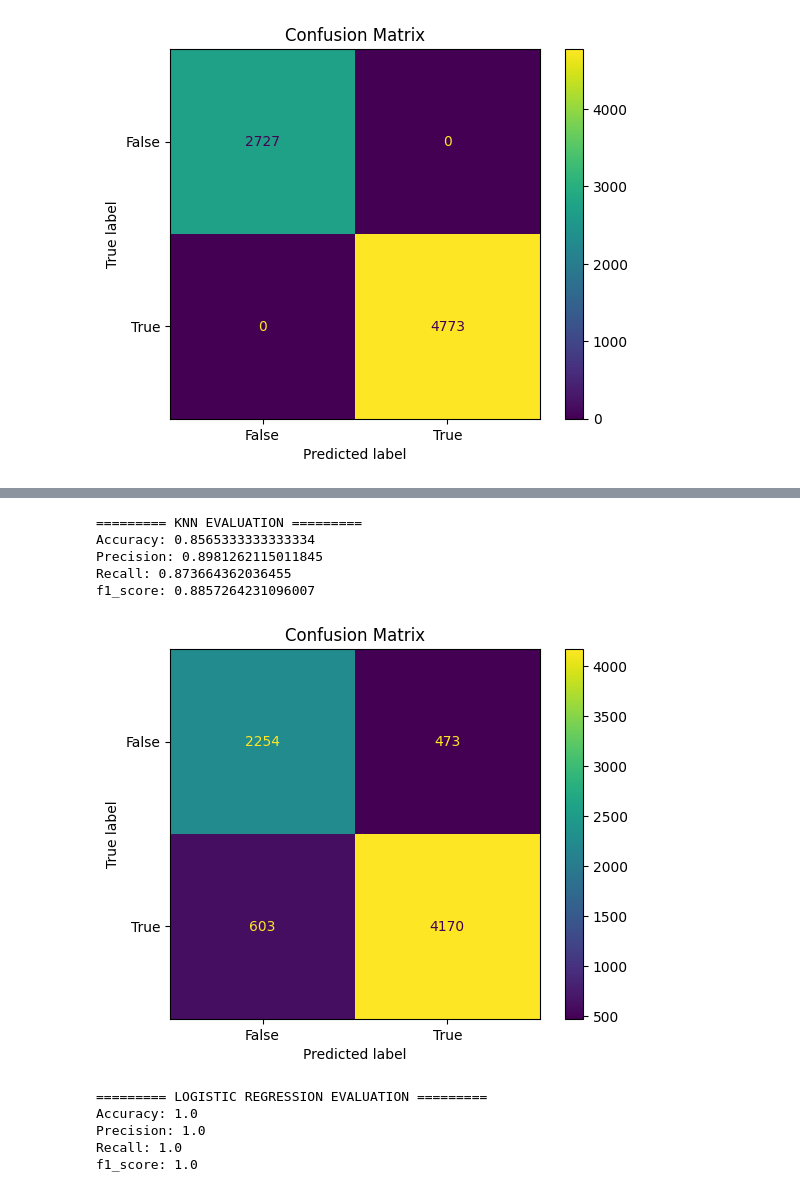
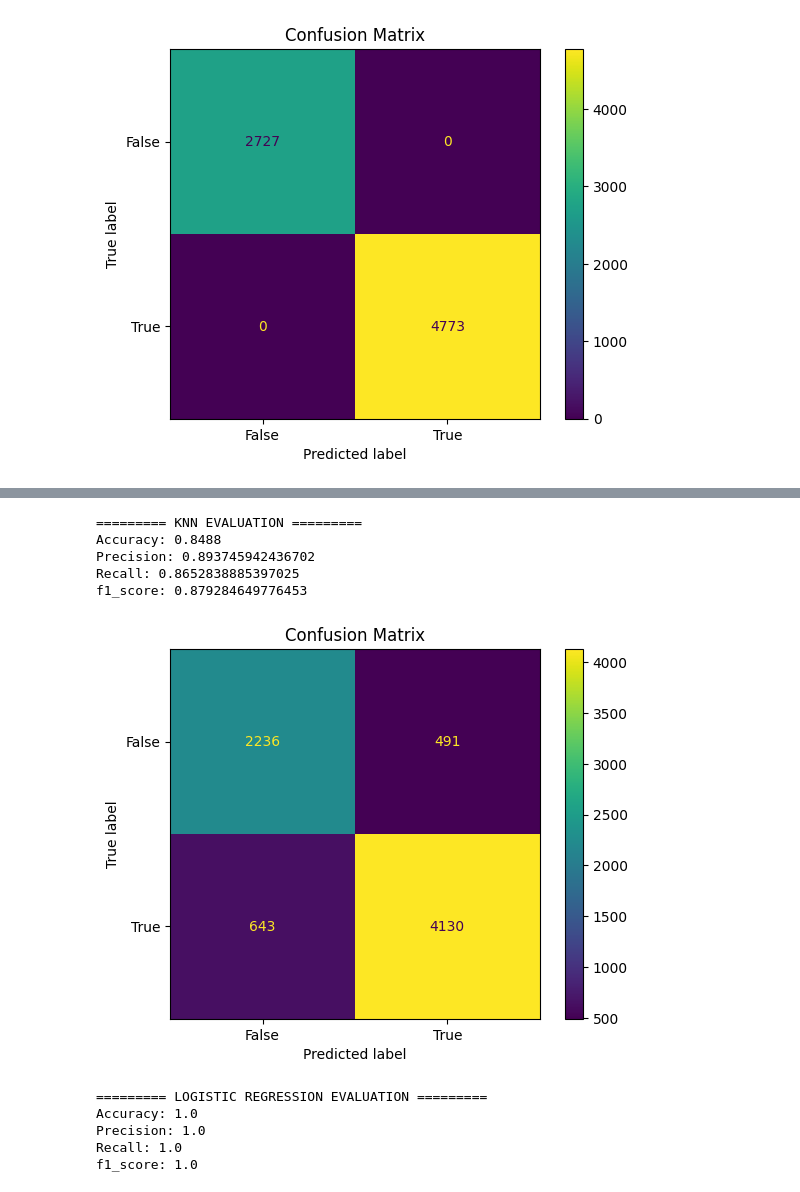
Before and after one commit to wilbertyg/monkey-pox-prediction, a Jupyter notebook: MonkeyPoxPrediction.ipynb, the cells around one changed output, grey strips where cells are left out. Cells and saved outputs as stored; diff of their text form; code cells hidden in the pictures.

```diff
--- a/MonkeyPoxPrediction.ipynb
+++ b/MonkeyPoxPrediction.ipynb
@@ -231,16 +231,16 @@ f1_score: 0.7564374094303867
 # %%
 # Classification using K-Nearest Neighbors
-KNN = KNeighborsClassifier(n_neighbors = 7, metric = 'minkowski', p = 2)
+KNN = KNeighborsClassifier(n_neighbors = 7, metric = 'minkowski')
 KNN.fit(X_train, y_train)
 pred = KNN.predict(X_test)
 model_evaluation("KNN", y_test, pred)
 # %% [output]
 ========= KNN EVALUATION =========
-Accuracy: 0.8565333333333334
-Precision: 0.8981262115011845
-Recall: 0.873664362036455
-f1_score: 0.8857264231096007
+Accuracy: 0.8488
+Precision: 0.893745942436702
+Recall: 0.8652838885397025
+f1_score: 0.879284649776453
-[figure, old version]
+[figure, new version]
 # %%
 #Classification using Logistic Regression
 LogisticReg = LogisticRegression()
```
Also changed, not shown: parts of 11 cells of this notebook, 1 other file.
